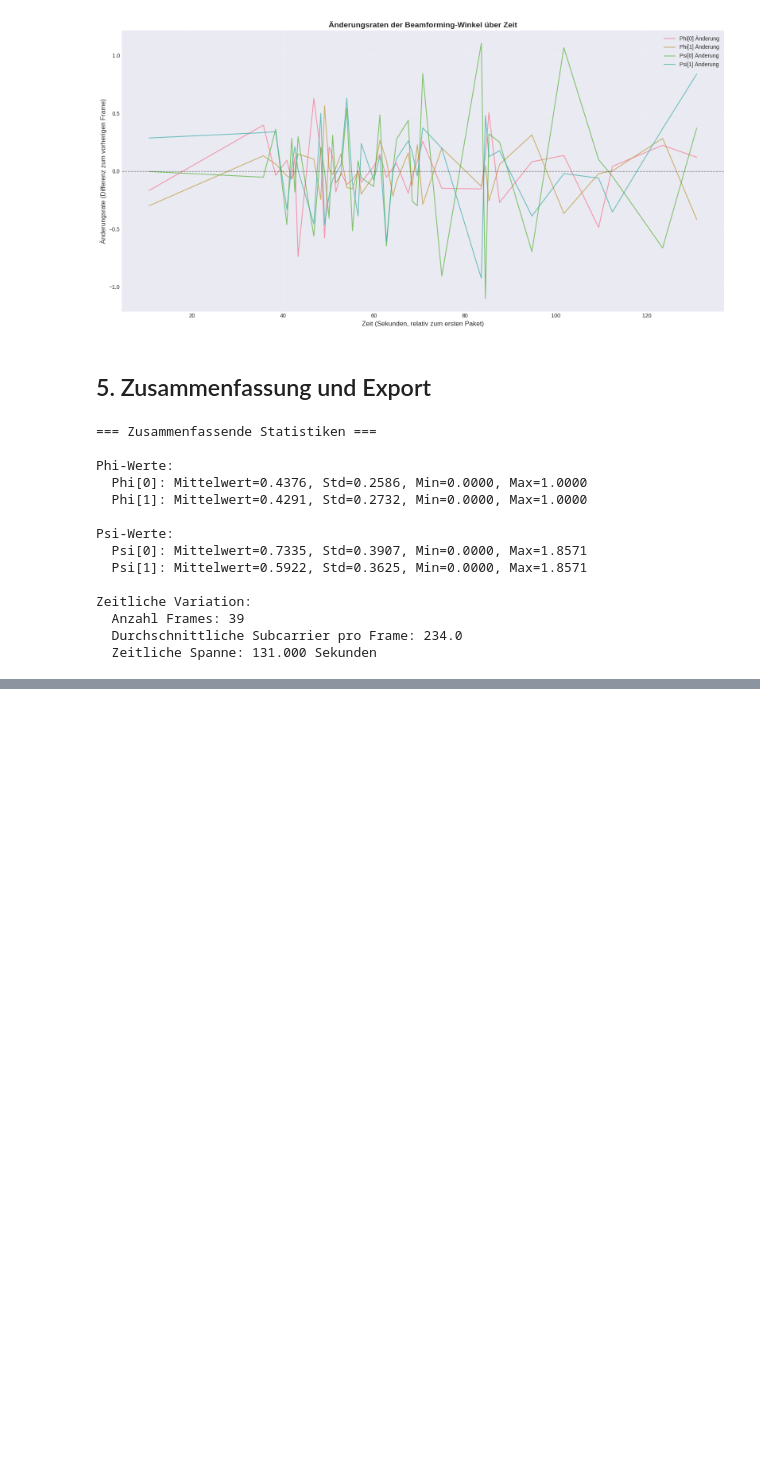
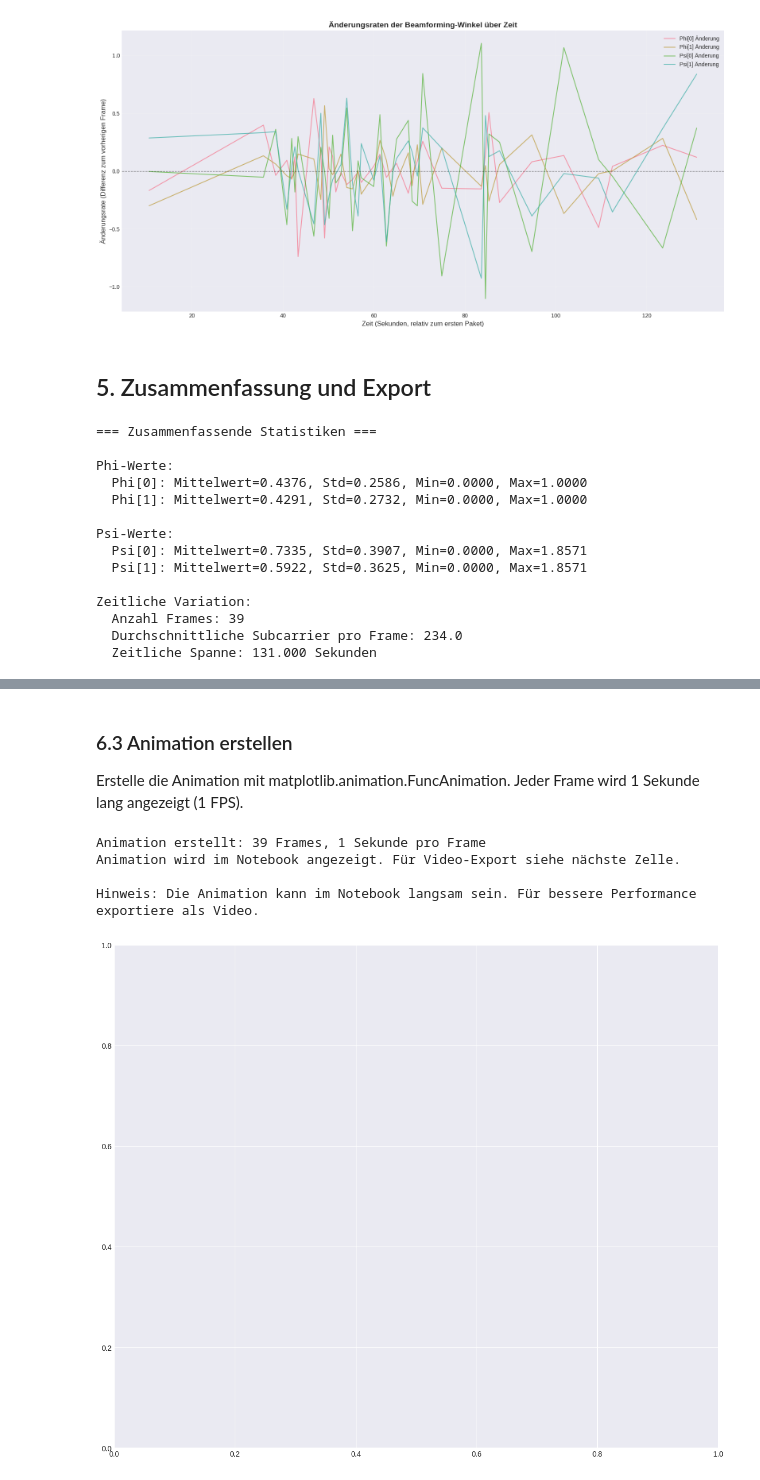
Before and after one commit to andibraeu/bfid-experiments, a Jupyter notebook: beamforming_extraction/analyze_beamforming.ipynb, the cells around one changed output, grey strips where cells are left out. Drawn from its saved outputs; the diff is of its cells as text; code cells hidden in the pictures; blank space fills up the shorter version.

Commit message:
add animations for beamforming reports

```diff
--- a/beamforming_extraction/analyze_beamforming.ipynb
+++ b/beamforming_extraction/analyze_beamforming.ipynb
@@ -549,0 +764,36 @@ Zeitliche Variation:
+# %% [markdown]
+### 6.3 Animation erstellen
+
+Erstelle die Animation mit matplotlib.animation.FuncAnimation. Jeder Frame wird 1 Sekunde lang angezeigt (1 FPS).
+# %%
+# Erstelle Animation: Phi[0] vs Phi[1]
+fig, ax = plt.subplots(figsize=(12, 10))
+
+# Erstelle Animations-Funktion
+animate_func = create_animation_frame_func(ax, frames_data, view_type='phi_phi')
+
+# Erstelle Animation
+# interval=1000 bedeutet 1000ms = 1 Sekunde pro Frame
+# Das entspricht 1 FPS, was unserer Anforderung entspricht (1 Nachricht = 1 Sekunde)
+anim = animation.FuncAnimation(
+    fig,
+    animate_func,
+    frames=unique_frames,
+    interval=1000,  # 1 Sekunde pro Frame
+    repeat=True,
+    blit=False  # blit=False für bessere Kompatibilität
+)
+
+print(f"Animation erstellt: {len(unique_frames)} Frames, 1 Sekunde pro Frame")
+print("Animation wird im Notebook angezeigt. Für Video-Export siehe nächste Zelle.")
+print("\nHinweis: Die Animation kann im Notebook langsam sein. Für bessere Performance exportiere als Video.")
+
+# Zeige Animation im Notebook
+plt.tight_layout()
+plt.show()
+# %% [output]
+Animation erstellt: 39 Frames, 1 Sekunde pro Frame
+Animation wird im Notebook angezeigt. Für Video-Export siehe nächste Zelle.
+
+Hinweis: Die Animation kann im Notebook langsam sein. Für bessere Performance exportiere als Video.
+[figure, added]
```
Also changed, not shown: parts of 12 cells of this notebook, 1 other file.
